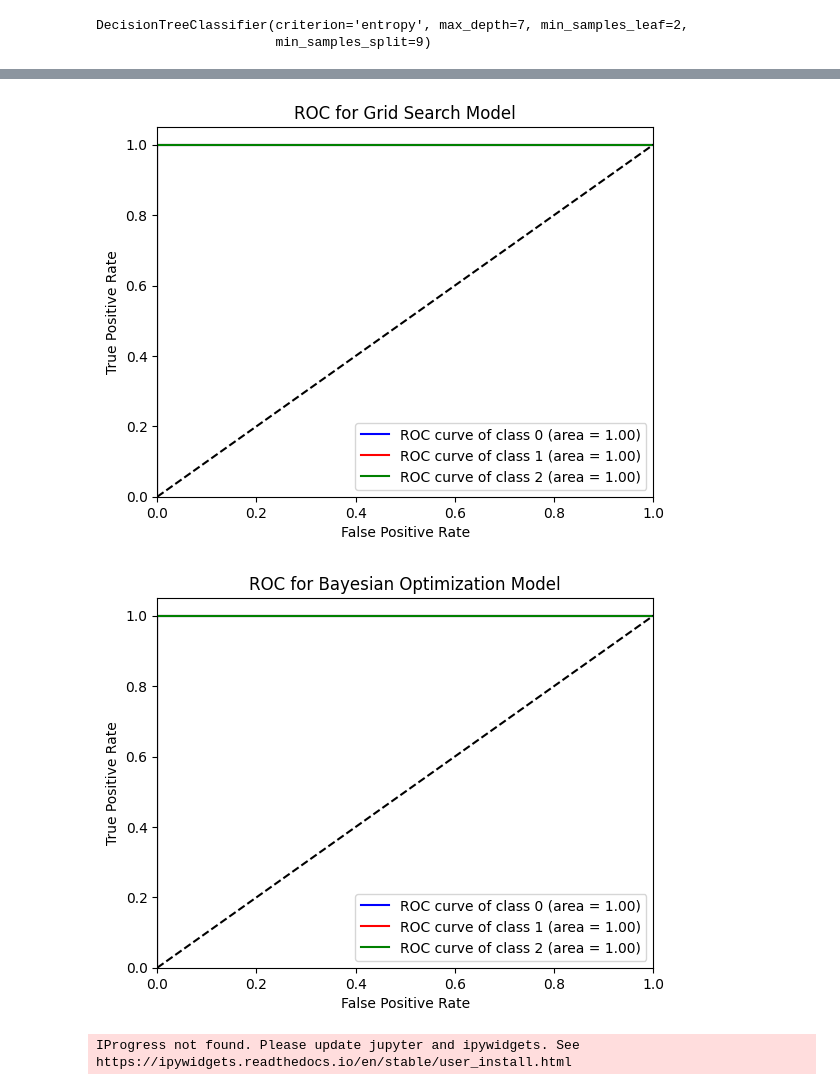
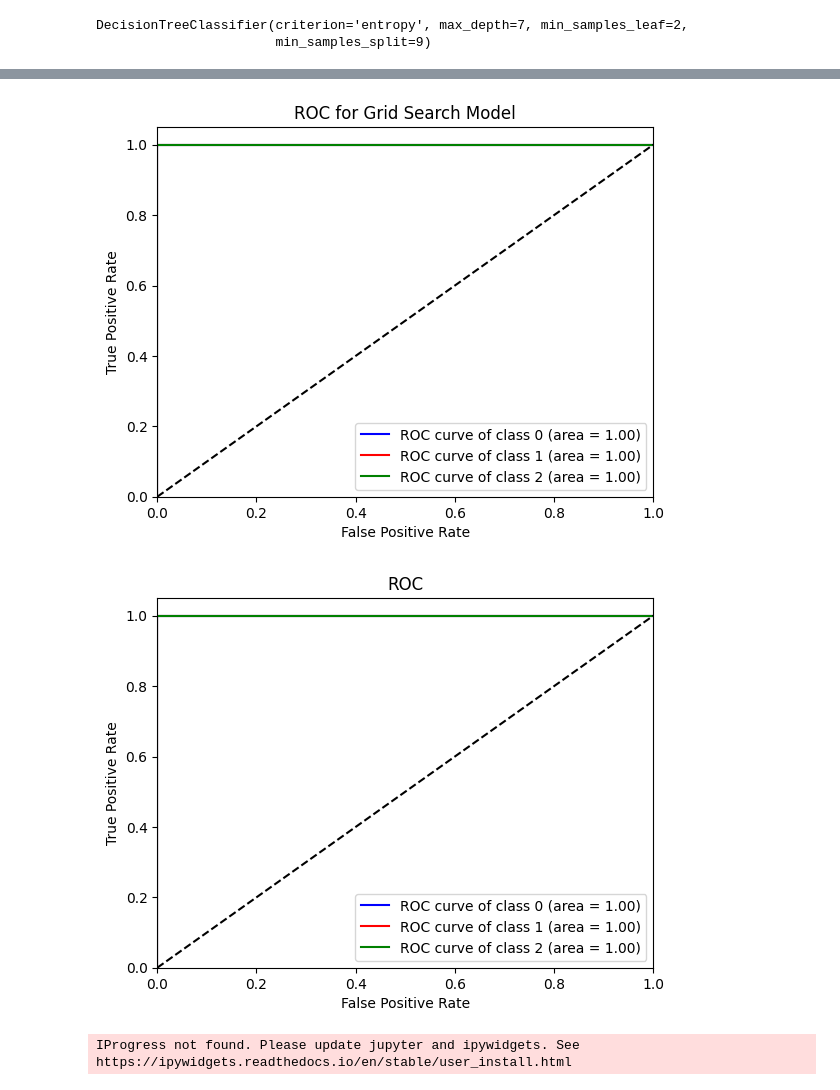
Before and after one commit to FaridSoroush/Hyper_Parameter_Optimization_Machine_Learning, a Jupyter notebook: Iris.ipynb, the cells around one changed output, grey strips where cells are left out. Saved outputs shown, nothing was run; the diff lists cells and outputs as text; code cells hidden in the pictures.

```diff
--- a/Iris.ipynb
+++ b/Iris.ipynb
@@ -238,7 +238,7 @@ plot_confusion_matrix_heatmap(y_test, y_pred_grid, data.target_names, 'Confusion
 y_pred_bayesian = model_bayesian.predict(X_test)
 
 # Confusion Matrix
-plot_confusion_matrix_heatmap(y_test, y_pred_bayesian, data.target_names, 'Confusion Matrix for Bayesian Optimization Model')
+plot_confusion_matrix_heatmap(y_test, y_pred_bayesian, data.target_names, 'Confusion Matrix')
 
 # Classification Report
 print("Classification Report for Bayesian Optimization Model:")
@@ -286,7 +286,7 @@ def plot_roc_curve(y_test, y_pred, title):
 # ROC Curve
 plot_roc_curve(y_bin_test, y_bin_pred_random, 'ROC for Random Search Model')
 plot_roc_curve(y_bin_test, y_bin_pred_grid, 'ROC for Grid Search Model')
-plot_roc_curve(y_bin_test, y_bin_pred_bayesian, 'ROC for Bayesian Optimization Model')
+plot_roc_curve(y_bin_test, y_bin_pred_bayesian, 'ROC')
 # %% [output]
 [figure]
 [figure]
@@ -294,23 +294,23 @@ plot_roc_curve(y_bin_test, y_bin_pred_bayesian, 'ROC for Bayesian Optimization M
 Classification Report for Bayesian Optimization Model:
               precision    recall  f1-score   support
 
       setosa       1.00      1.00      1.00        10
   versicolor       1.00      1.00      1.00         9
    virginica       1.00      1.00      1.00        11
 
     accuracy                           1.00        30
    macro avg       1.00      1.00      1.00        30
 weighted avg       1.00      1.00      1.00        30
 
 Classification Report for Random Search Model:
 ... (17 lines left out)
 
     accuracy                           1.00        30
    macro avg       1.00      1.00      1.00        30
 weighted avg       1.00      1.00      1.00        30
 [figure]
 [figure]
-[figure, old version]
+[figure, new version]
 # %%
 import shap
 
```
Also changed, not shown: parts of 1 cell of this notebook, 2 other files.
